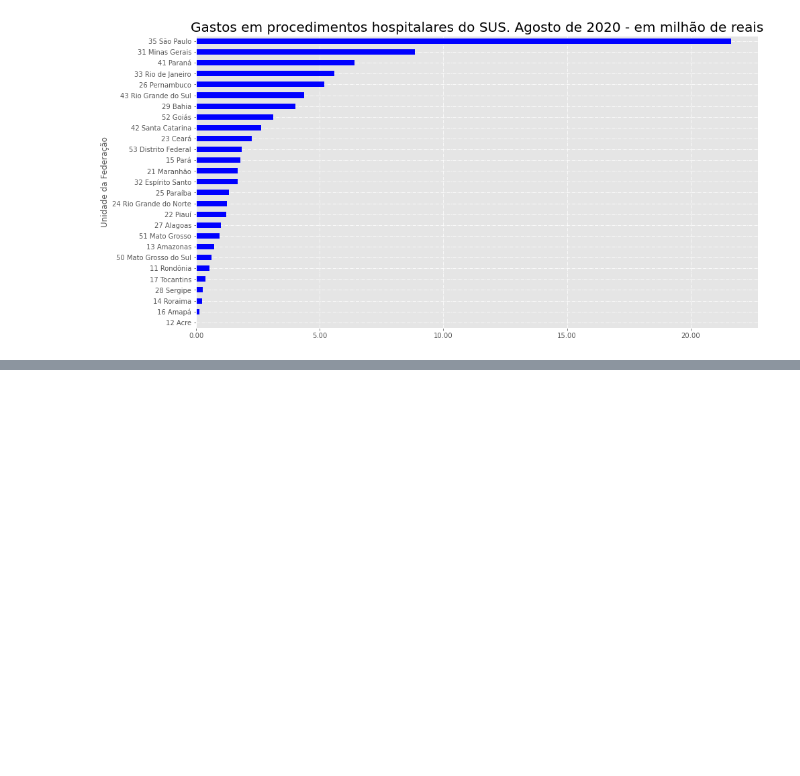
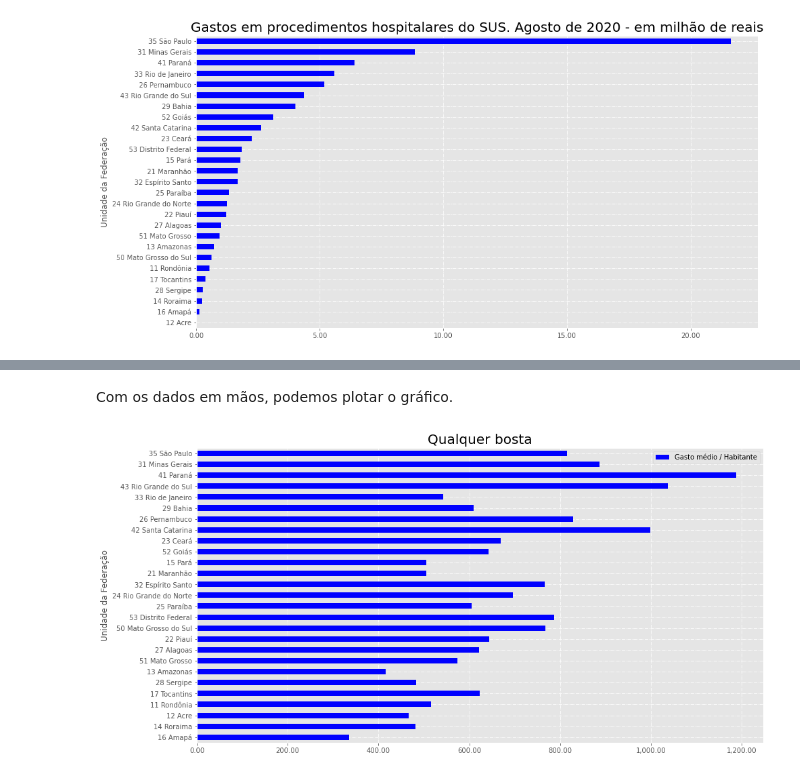
Before and after one commit to edwi-feitoza/bootcamp-alura-data-science, a Jupyter notebook: modulo_1/aula_5/alura_bootcamp_modulo_1.ipynb, the cells around one changed output, grey strips where cells are left out. Cells and saved outputs as stored; diff of their text form; code cells hidden in the pictures; blank space fills up the shorter version.

Commit message:
Ä bosta do gráfico ainda não funciona. Vou commitar apenas para continuar no Linux

```diff
--- a/modulo_1/aula_5/alura_bootcamp_modulo_1.ipynb
+++ b/modulo_1/aula_5/alura_bootcamp_modulo_1.ipynb
@@ -809,0 +814,4 @@ plt.show()
+# %%
+wikipedia_url_populacao_por_estado = "https://pt.wikipedia.org/wiki/Lista_de_unidades_federativas_do_Brasil_por_popula%C3%A7%C3%A3o"
+populacao = pd.read_html(wikipedia_url_populacao_por_estado, header=0)[0]
+populacao
@@ -809,0 +838,3 @@ plt.show()
+# %%
+populacao = populacao[["Unidade federativa", "População"]]
+populacao
@@ -809,0 +861,4 @@ plt.show()
+# %%
+populacao["População"] = populacao["População"].str.replace(" ","").astype("int")
+populacao = populacao.set_index("Unidade federativa")
+populacao
@@ -809,0 +891,16 @@ plt.show()
+# %%
+gastos_proporcional_populacao = usaveis_plot.drop("Região", axis=1)
+gastos_proporcional_populacao = gastos_proporcional_populacao.multiply(1000000)
+gastos_proporcional_populacao["Total"] = gastos_proporcional_populacao.sum(axis=1)
+gastos_proporcional_populacao = gastos_proporcional_populacao.sort_values("Total", ascending=False)
+
+def get_populacao(estado):
+    return populacao.loc[estado, "População"]
+
+
+for index, row in gastos_proporcional_populacao.iterrows():
+    numero_habitantes = get_populacao(index[3:])
+    gastos_proporcional_populacao.loc[index, "População"] = numero_habitantes
+
+gastos_proporcional_populacao["Gasto médio / Habitante"] = gastos_proporcional_populacao["Total"] / gastos_proporcional_populacao["População"]
+gastos_proporcional_populacao
@@ -809,0 +927,11 @@ plt.show()
+# %% [markdown]
+Com os dados em mãos, podemos plotar o gráfico.
+# %%
+ax = gastos_proporcional_populacao.plot(y="Gasto médio / Habitante", kind="barh", color="blue", figsize=(15,8))
+ax.invert_yaxis()
+ax.xaxis.set_major_formatter(ticker.StrMethodFormatter("{x:,.2f}"))
+plt.title(label="Qualquer bosta", fontsize=20)
+plt.grid(True, linestyle="-.")
+plt.show()
+# %% [output]
+[figure, added]
```
Also changed, not shown: parts of 11 cells of this notebook.
